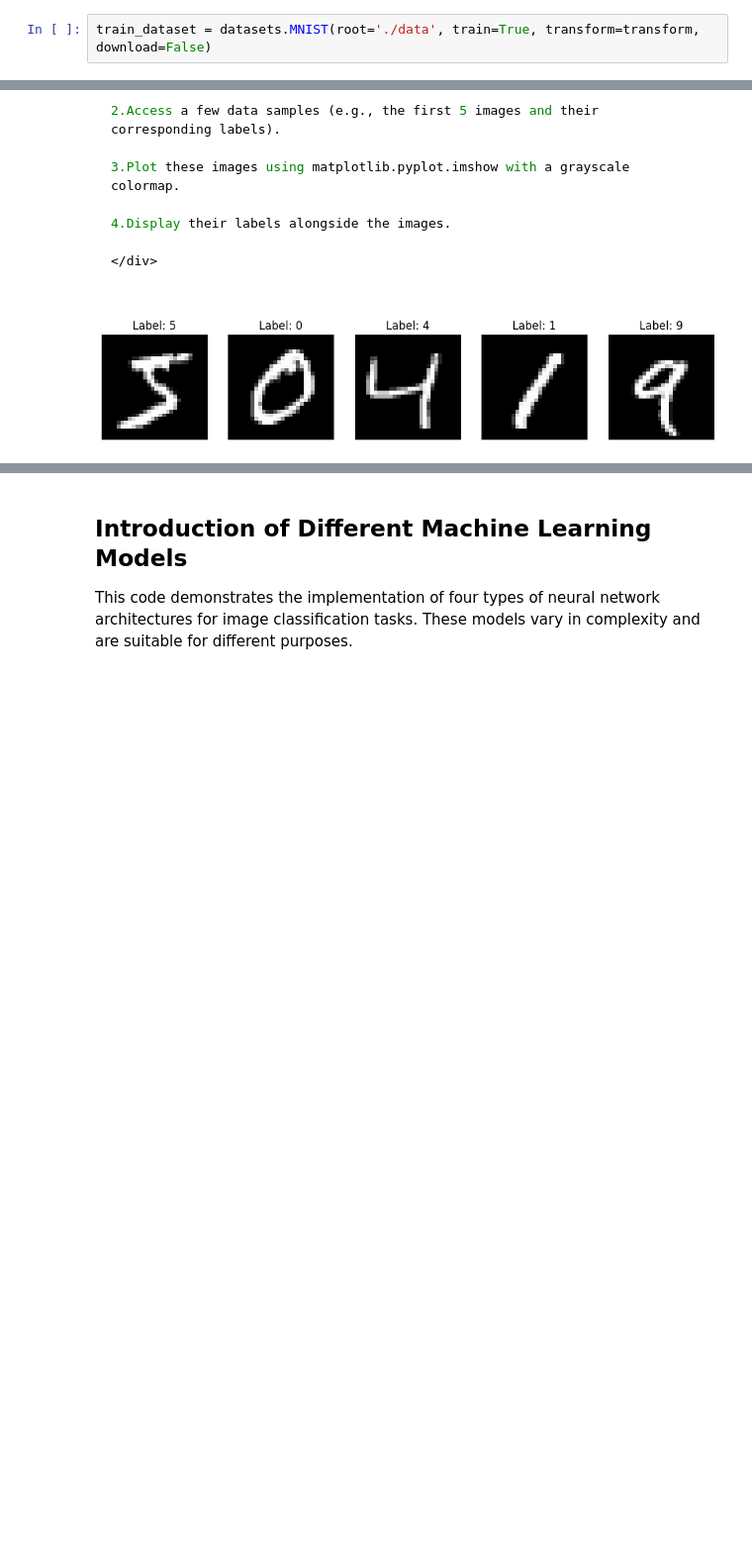
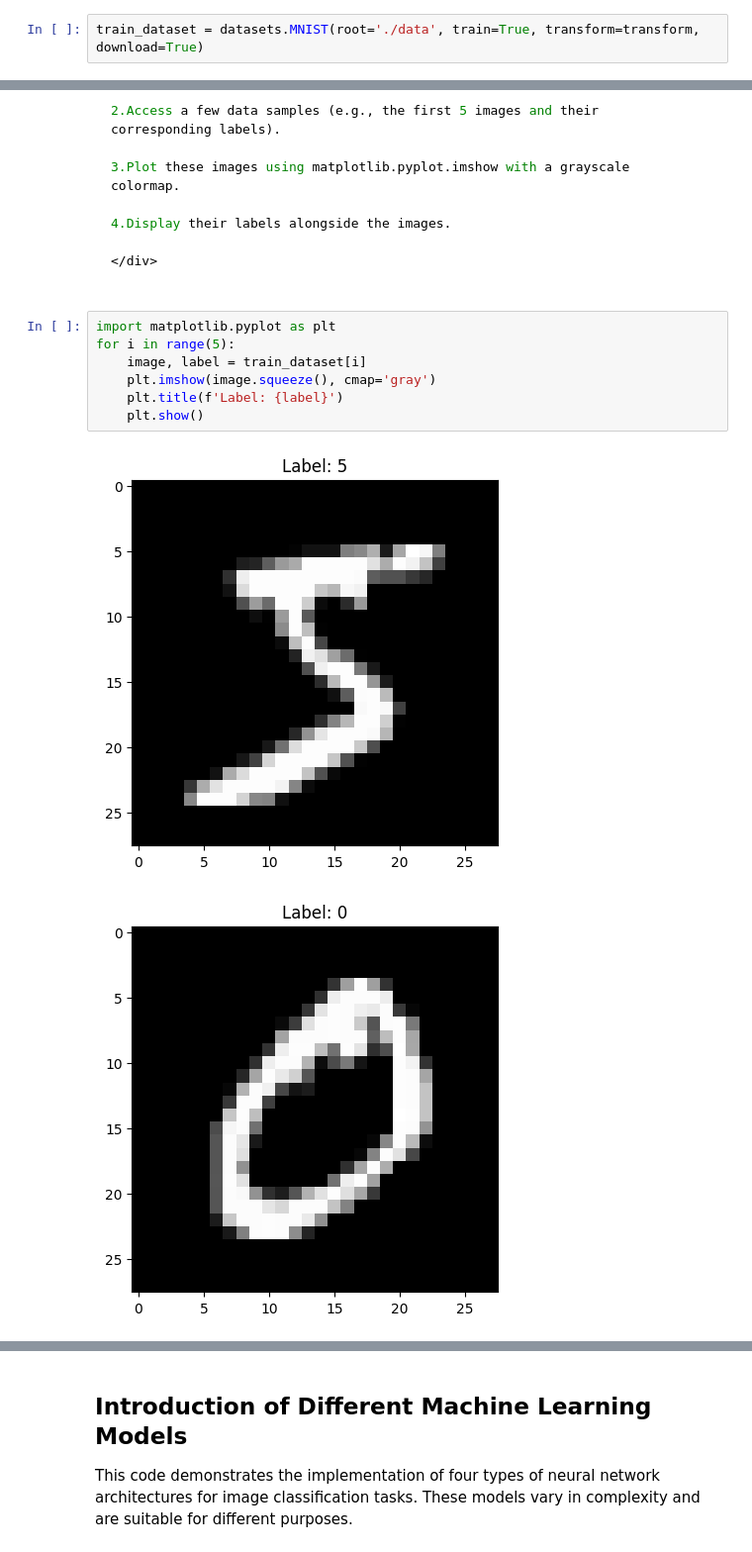
Before and after one commit to erw-lrd/Teaching, a Jupyter notebook: BIOE60008_70036_Image_Processing_2024-2025/5_Introduction/DL_Intro_NoSolution.ipynb, the cells around one changed output, grey strips where cells are left out. Shown: that part at 99% size. Cells and saved outputs as stored; diff of their text form; blank space fills up the shorter version.

```diff
--- a/BIOE60008_70036_Image_Processing_2024-2025/5_Introduction/DL_Intro_NoSolution.ipynb
+++ b/BIOE60008_70036_Image_Processing_2024-2025/5_Introduction/DL_Intro_NoSolution.ipynb
@@ -40,5 +40,5 @@ transform = transforms.Compose([
 ### **Load Training Dataset**:
 The training set is used to teach the model by adjusting weights based on prediction errors.
 # %%
-train_dataset = datasets.MNIST(root='./data', train=True, transform=transform, download=False)
+train_dataset = datasets.MNIST(root='./data', train=True, transform=transform, download=True)
 # %% [output]
@@ -71,5 +101,12 @@ Please attempt to visualize a few samples from the MNIST dataset. Follow these s
 
 </div>
 # %%
+import matplotlib.pyplot as plt
+for i in range(5):
+    image, label = train_dataset[i]
+    plt.imshow(image.squeeze(), cmap='gray')
+    plt.title(f'Label: {label}')
+    plt.show()
 # %% [output]
-[figure, old version]
+[figure, new version]
+[figure, added]
```
Also changed, not shown: parts of 4 cells of this notebook.
